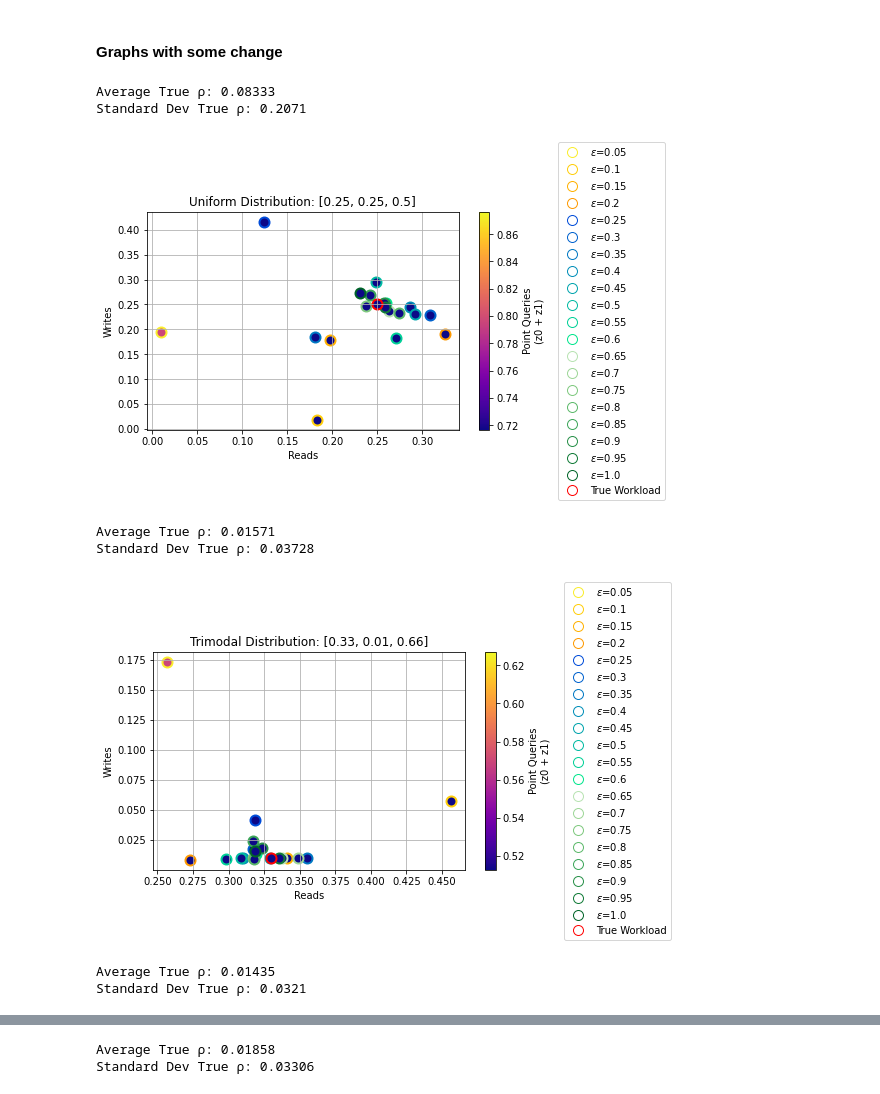
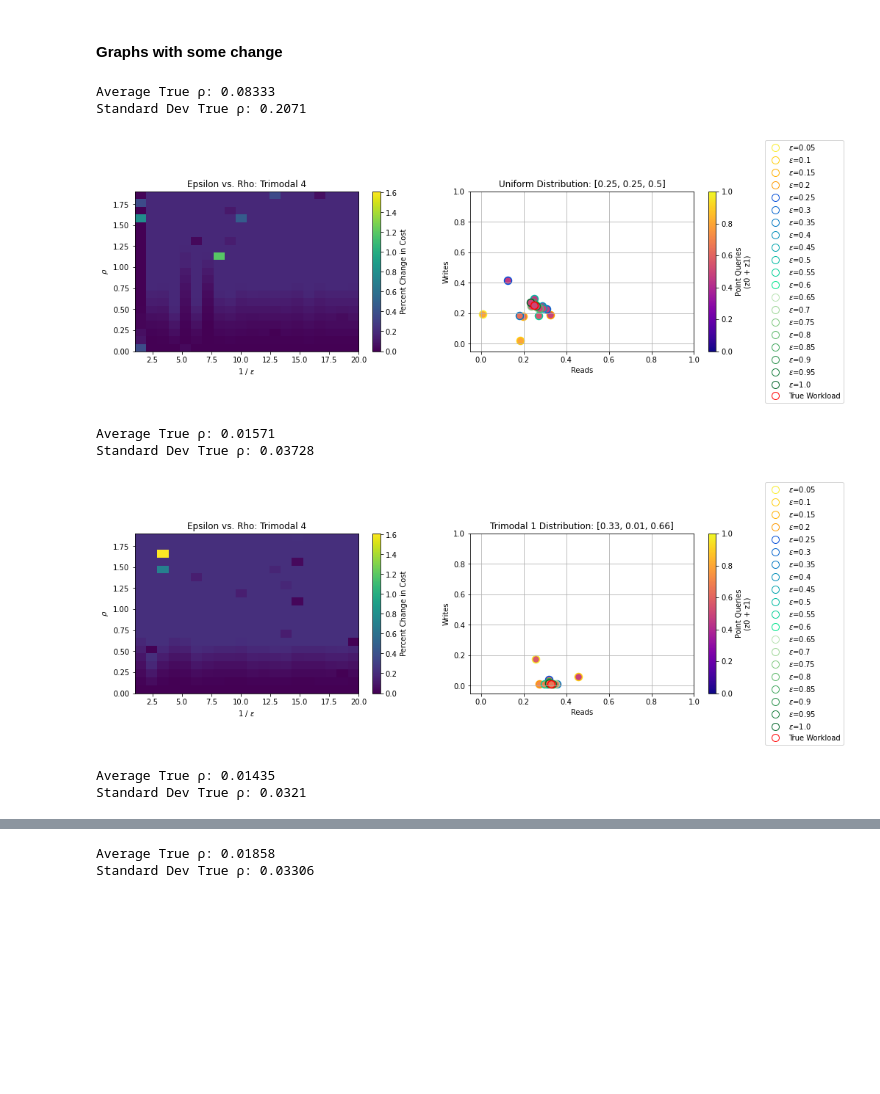
Before and after one commit to Pizzawookiee/private_lsm_tuning, a Jupyter notebook: notebook/stepwise_expected_rho.ipynb, the cells around one changed output, grey strips where cells are left out. Drawn from its saved outputs; the diff is of its cells as text; code cells hidden in the pictures; blank space fills up the shorter version.

```diff
--- a/notebook/stepwise_expected_rho.ipynb
+++ b/notebook/stepwise_expected_rho.ipynb
@@ -126,0 +111,15 @@ Standard Dev True ρ: 0.03785
+# %%
+large_change = ['unimodal_1.csv', 'unimodal_4.csv']
+
+for i, file in enumerate(large_change):
+    fig, axs = plt.subplots(1, 2, figsize=(15, 4))
+    df = pd.read_csv(file)
+    print("Average True \u03C1:", round(df['Rho (True)'].mean(), 5))
+    print("Standard Dev True \u03C1:", round(df['Rho (True)'].std(), 5))
+    idx = filenames.index(file)
+    cost_matrix = cost_matrix_all[idx]
+    plot_heatmap(cost_matrix, epsilon_invert, rho_values,
+                 fig=fig, ax=axs[0], name=name, cost_mins=cost_mins, cost_maxs=cost_maxs)
+    plot_workload_2d(file, fig, axs[1], outline_size=1.5, color_range=[0, 1],
+                ymin=-0.05, ymax=1, xmin=-0.05, xmax=1)
+    plt.show()
@@ -127,14 +133,20 @@ Standard Dev True ρ: 0.03785
 # %% [markdown]
 #### Graphs with almost no change
 # %%
-files = ['unimodal_2.csv', 'unimodal_3.csv', 'trimodal_4.csv']
+no_change = ['unimodal_2.csv', 'unimodal_3.csv', 'trimodal_4.csv']
 
-for file in files:
+for i, file in enumerate(no_change):
+    fig, axs = plt.subplots(1, 2, figsize=(15, 4))
     df = pd.read_csv(file)
     print("Average True \u03C1:", round(df['Rho (True)'].mean(), 5))
     print("Standard Dev True \u03C1:", round(df['Rho (True)'].std(), 5))
-    # color_range is a list of min, max for the gradient, if none is given, it automatically scales
-    plot_workload_2d(file, outline_size=2, color_range=None)
+    idx = filenames.index(file)
+    cost_matrix = cost_matrix_all[idx]
+    plot_heatmap(cost_matrix, epsilon_invert, rho_values,
+                 fig=fig, ax=axs[0], name=name, cost_mins=cost_mins, cost_maxs=cost_maxs)
+    plot_workload_2d(file, fig, axs[1], outline_size=1.5, color_range=[0, 1],
+                ymin=-0.05, ymax=1, xmin=-0.05, xmax=1)
+    plt.show()
 # %% [output]
 Average True ρ: 0.01936
 Standard Dev True ρ: 0.02547
@@ -148,19 +160,26 @@ Standard Dev True ρ: 0.1875
 # %% [markdown]
 #### Graphs with some change
 # %%
-files = ['uniform.csv', 'trimodal_1.csv', 'trimodal_2.csv', 'trimodal_3.csv']
-for file in files:
+some_change = ['uniform.csv', 'trimodal_1.csv', 'trimodal_2.csv', 'trimodal_3.csv']
+
+for i, file in enumerate(some_change):
+    fig, axs = plt.subplots(1, 2, figsize=(15, 4))
     df = pd.read_csv(file)
     print("Average True \u03C1:", round(df['Rho (True)'].mean(), 5))
     print("Standard Dev True \u03C1:", round(df['Rho (True)'].std(), 5))
-    # color_range is a list of min, max for the gradient, if none is given, it automatically scales
-    plot_workload_2d(file, outline_size=2, color_range=None)
+    idx = filenames.index(file)
+    cost_matrix = cost_matrix_all[idx]
+    plot_heatmap(cost_matrix, epsilon_invert, rho_values,
+                 fig=fig, ax=axs[0], name=name, cost_mins=cost_mins, cost_maxs=cost_maxs)
+    plot_workload_2d(file, fig, axs[1], outline_size=1.5, color_range=[0, 1],
+                ymin=-0.05, ymax=1, xmin=-0.05, xmax=1)
+    plt.show()
 # %% [output]
 Average True ρ: 0.08333
 Standard Dev True ρ: 0.2071
-[figure, old version]
+[figure, new version]
 Average True ρ: 0.01571
 Standard Dev True ρ: 0.03728
-[figure, old version]
+[figure, new version]
 Average True ρ: 0.01435
 Standard Dev True ρ: 0.0321
```
Also changed, not shown: parts of 6 cells of this notebook.
